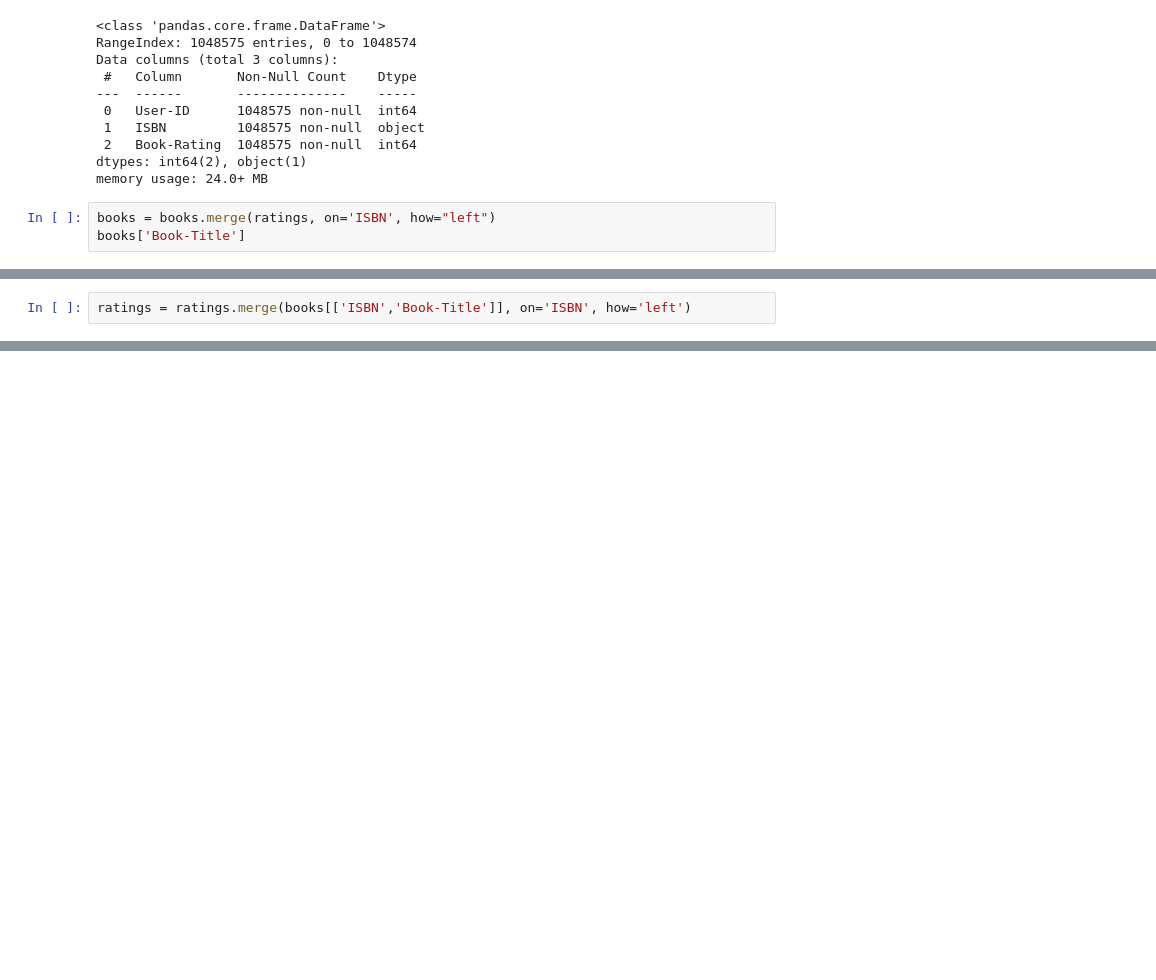
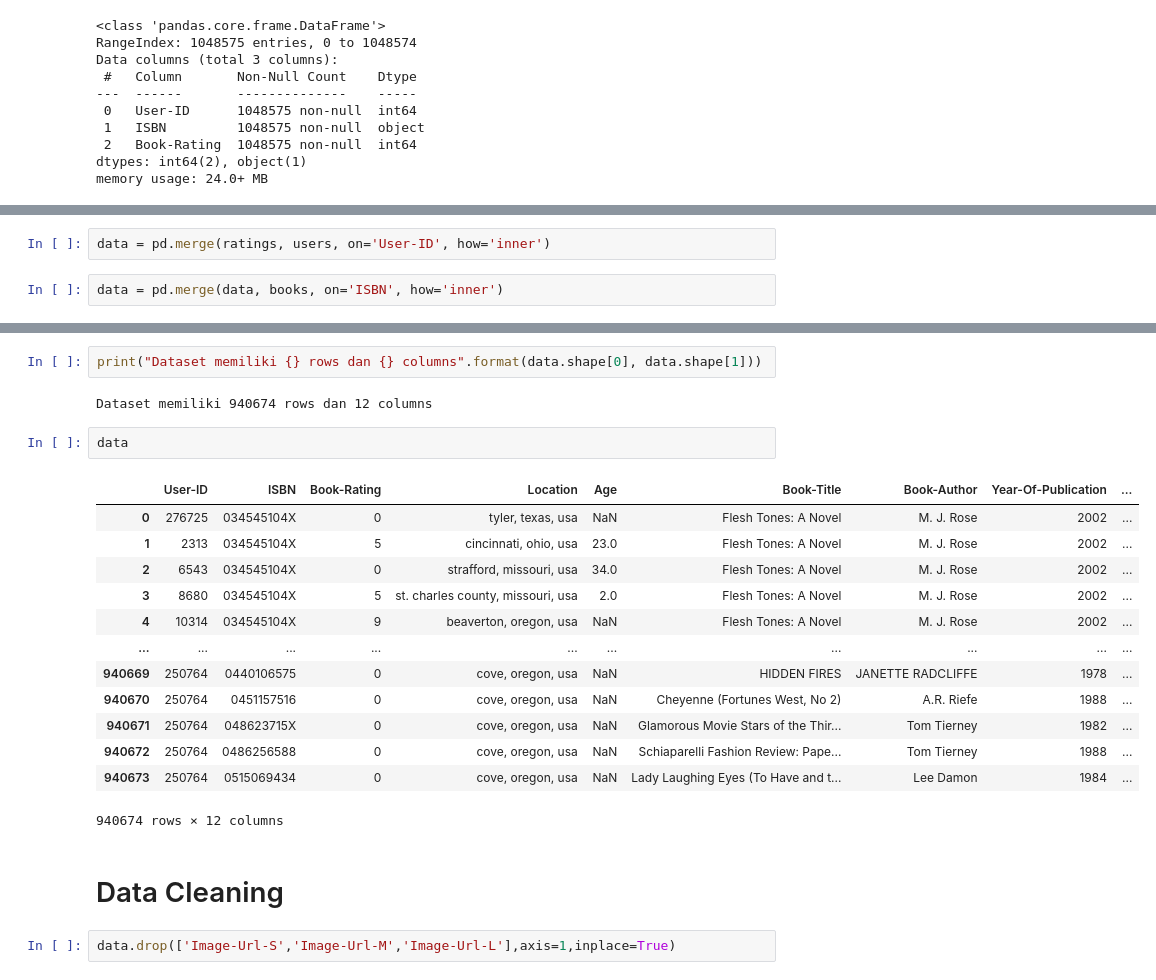
Before and after one commit to fradina/market-basket-analysis-in-book-recommendation-based-on-age, a Jupyter notebook: Proyek DAMI.ipynb, the cells around one changed output, grey strips where cells are left out. Drawn from its saved outputs; the diff is of its cells as text; blank space fills up the shorter version.

```diff
--- a/Proyek DAMI.ipynb
+++ b/Proyek DAMI.ipynb
@@ -128,6 +127,3 @@ Data columns (total 3 columns):
  2   Book-Rating  1048575 non-null  int64
 dtypes: int64(2), object(1)
 memory usage: 24.0+ MB
-# %%
-books = books.merge(ratings, on='ISBN', how="left")
-books['Book-Title']
@@ -162,2 +130,4 @@ Name: Year-Of-Publication, Length: 954229, dtype: int64
+# %%
+data = pd.merge(ratings, users, on='User-ID', how='inner')
 # %%
-ratings = ratings.merge(books[['ISBN','Book-Title']], on='ISBN', how='left')
+data = pd.merge(data, books, on='ISBN', how='inner')
@@ -181,0 +141,24 @@ ratings.tail()
+# %%
+print("Dataset memiliki {} rows dan {} columns".format(data.shape[0], data.shape[1]))
+# %% [output]
+Dataset memiliki 940674 rows dan 12 columns
+# %%
+data
+# %% [output]
+|  | User-ID | ISBN | Book-Rating | Location | Age | Book-Title | Book-Author | Year-Of-Publication | ... |
+| 0 | 276725 | 034545104X | 0 | tyler, texas, usa | NaN | Flesh Tones: A Novel | M. J. Rose | 2002 | ... |
+| 1 | 2313 | 034545104X | 5 | cincinnati, ohio, usa | 23.0 | Flesh Tones: A Novel | M. J. Rose | 2002 | ... |
+| 2 | 6543 | 034545104X | 0 | strafford, missouri, usa | 34.0 | Flesh Tones: A Novel | M. J. Rose | 2002 | ... |
+| 3 | 8680 | 034545104X | 5 | st. charles county, missouri, usa | 2.0 | Flesh Tones: A Novel | M. J. Rose | 2002 | ... |
+| 4 | 10314 | 034545104X | 9 | beaverton, oregon, usa | NaN | Flesh Tones: A Novel | M. J. Rose | 2002 | ... |
+| ... | ... | ... | ... | ... | ... | ... | ... | ... | ... |
+| 940669 | 250764 | 0440106575 | 0 | cove, oregon, usa | NaN | HIDDEN FIRES | JANETTE RADCLIFFE | 1978 | ... |
+| 940670 | 250764 | 0451157516 | 0 | cove, oregon, usa | NaN | Cheyenne (Fortunes West, No 2) | A.R. Riefe | 1988 | ... |
+| 940671 | 250764 | 048623715X | 0 | cove, oregon, usa | NaN | Glamorous Movie Stars of the Thir... | Tom Tierney | 1982 | ... |
+| 940672 | 250764 | 0486256588 | 0 | cove, oregon, usa | NaN | Schiaparelli Fashion Review: Pape... | Tom Tierney | 1988 | ... |
+| 940673 | 250764 | 0515069434 | 0 | cove, oregon, usa | NaN | Lady Laughing Eyes (To Have and t... | Lee Damon | 1984 | ... |
+940674 rows × 12 columns
+# %% [markdown]
+# Data Cleaning
+# %%
+data.drop(['Image-Url-S','Image-Url-M','Image-Url-L'],axis=1,inplace=True)
```
Also changed, not shown: parts of 27 cells of this notebook.
